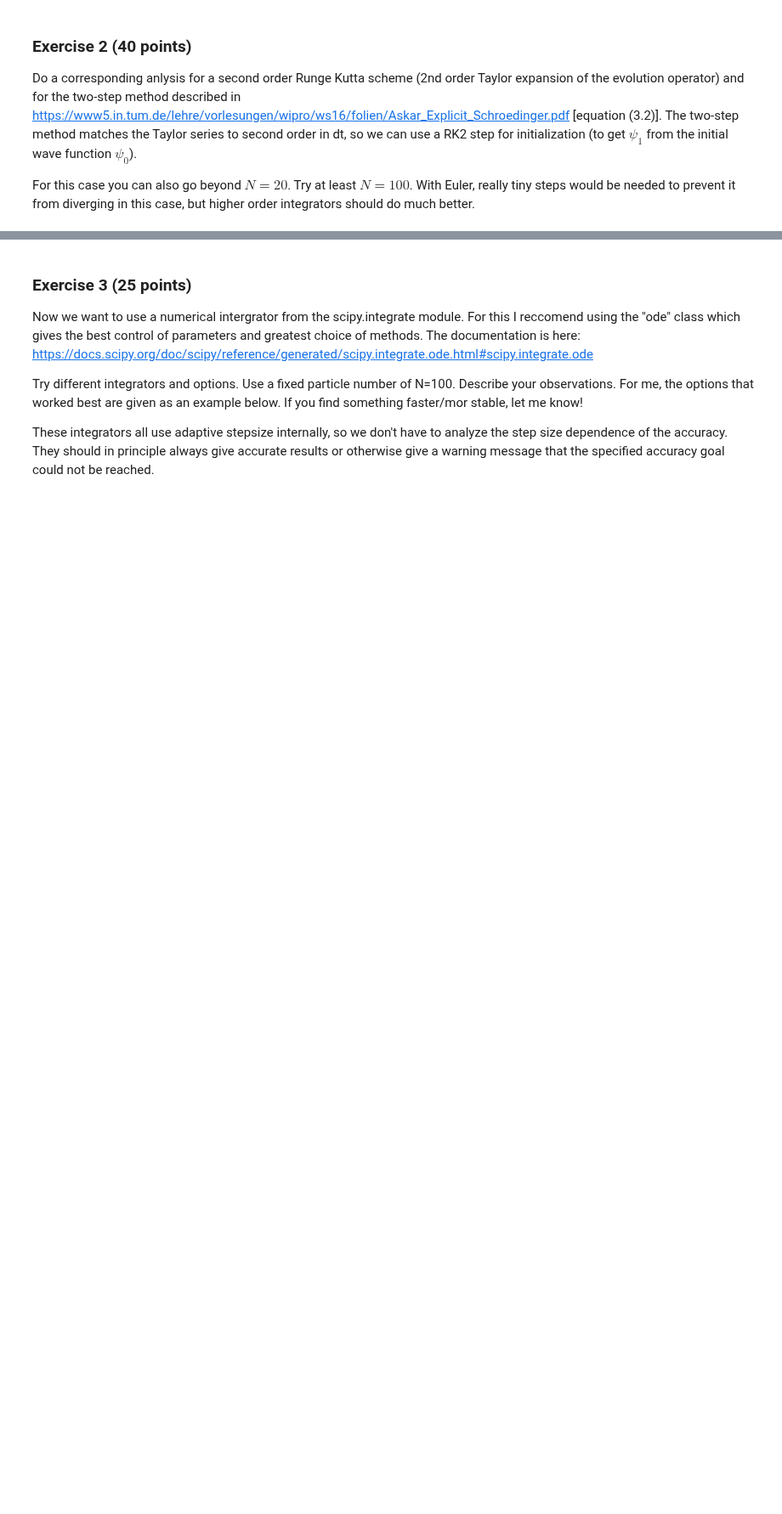
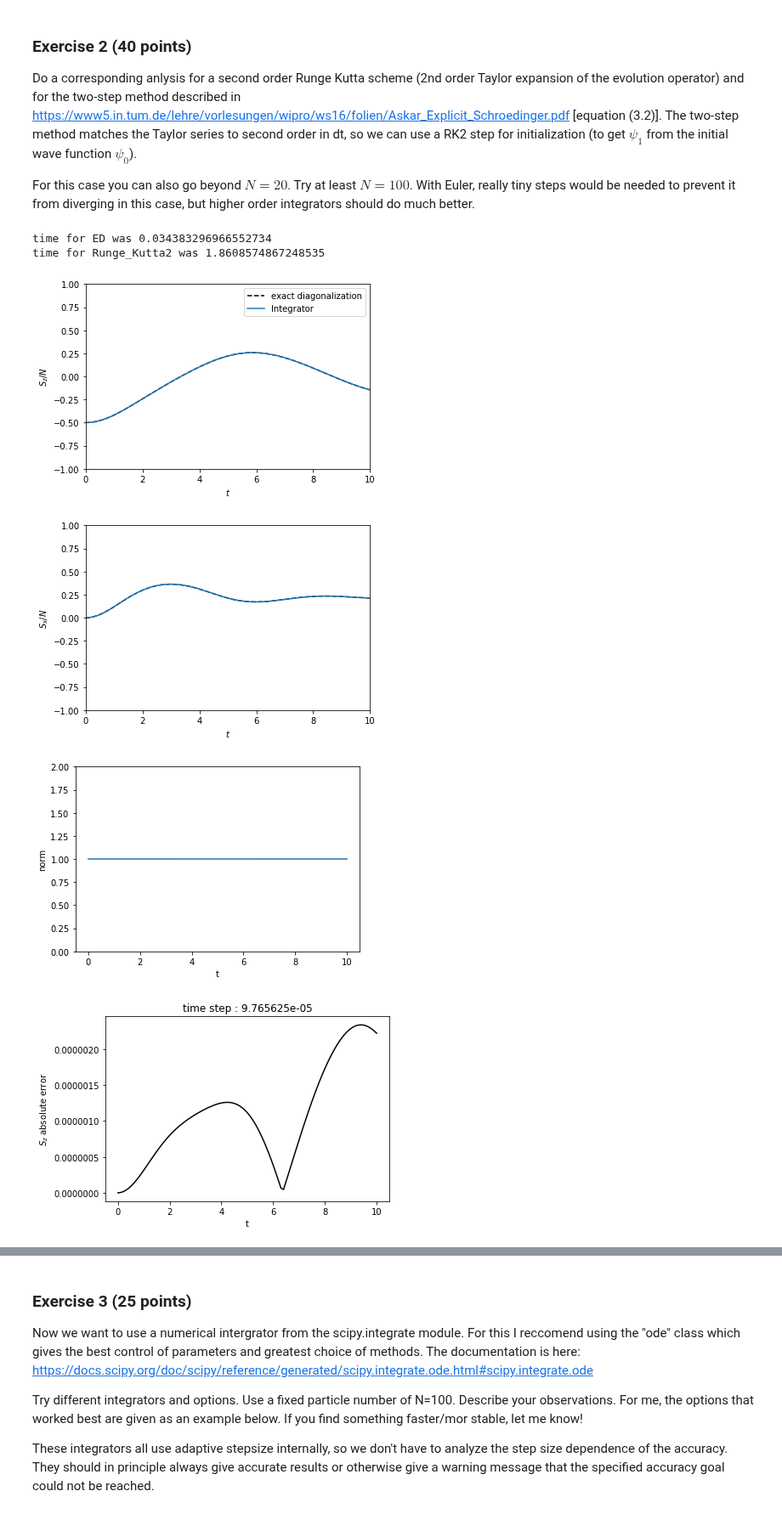
Before and after one commit to ml4cdeca/ComputationalQuantumDynamics, a Jupyter notebook: blatt5/exercise5.ipynb, the cells around one changed output, grey strips where cells are left out. Shown at 85% size. Saved outputs shown, nothing was run; the diff lists cells and outputs as text; code cells hidden in the pictures; blank space fills up the shorter version.

```diff
--- a/blatt5/exercise5.ipynb
+++ b/blatt5/exercise5.ipynb
@@ -285,0 +340,9 @@ def RK2(f,dt,N):
+# %%
+operation(20,0.005,1,Runge_Kutta2)
+# %% [output]
+time for ED was 0.034383296966552734
+time for Runge_Kutta2 was 1.8608574867248535
+[figure, added]
+[figure, added]
+[figure, added]
+[figure, added]
```
Also changed, not shown: parts of 20 cells of this notebook.
